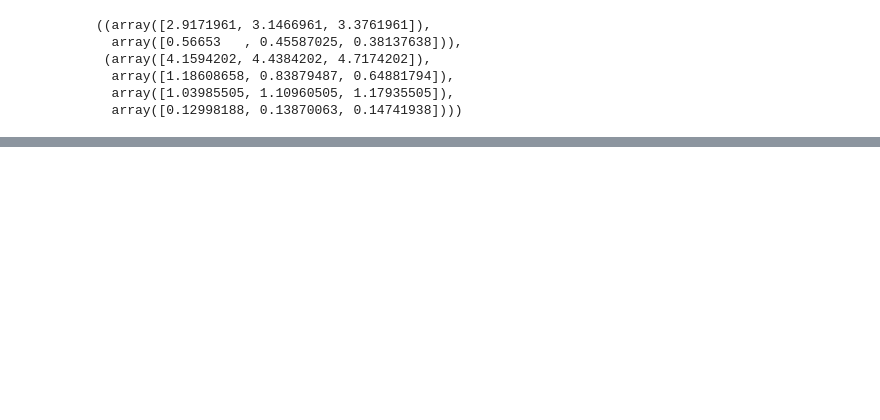
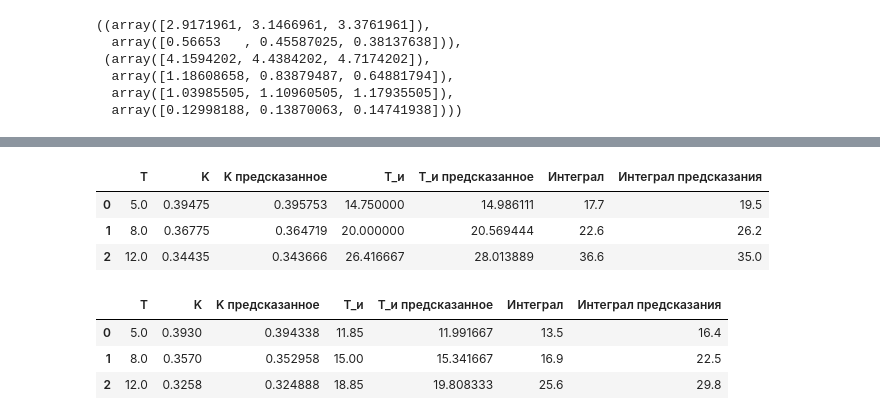
Before and after one commit to Alex1um/otp, a Jupyter notebook: 1.ipynb, the cells around one changed output, grey strips where cells are left out. Cells and saved outputs as stored; diff of their text form; code cells hidden in the pictures; blank space fills up the shorter version.

```diff
--- a/1.ipynb
+++ b/1.ipynb
@@ -85,0 +103,32 @@ sympy.inverse_laplace_transform(1/(T_i * s), s, t), 1 / T_i
+# %%
+T = np.array([5, 8, 12])
+K_kr = np.array([0.655, 0.595, 0.543])
+T_kr = np.array([23.7, 30, 37.7])
+# %%
+PI_integral = np.array([17.7, 22.6, 36.6])
+PI_pred_integral = np.array([19.5, 26.2, 35])
+PI_K = K_kr * 0.45 + 0.1
+PI_T_i = T_kr / 1.2 - 5
+PI_K_predicted = PI_K_f(T)
+PI_T_i_predicted = PI_T_i_f(T)
+df = pd.DataFrame(np.array([T, PI_K, PI_K_predicted, PI_T_i, PI_T_i_predicted, PI_integral, PI_pred_integral]).T, columns=["T", "K", "K предсказанное", "T_и", "T_и предсказанное", "Интеграл", "Интеграл предсказания"])
+df
+# %% [output]
+|  | T | K | K предсказанное | T_и | T_и предсказанное | Интеграл | Интеграл предсказания |
+| 0 | 5.0 | 0.39475 | 0.395753 | 14.750000 | 14.986111 | 17.7 | 19.5 |
+| 1 | 8.0 | 0.36775 | 0.364719 | 20.000000 | 20.569444 | 22.6 | 26.2 |
+| 2 | 12.0 | 0.34435 | 0.343666 | 26.416667 | 28.013889 | 36.6 | 35.0 |
+# %%
+PID_integral = np.array([13.5, 16.9, 25.6])
+PID_pred_integral = np.array([16.4, 22.5, 29.8])
+PID_K = K_kr * 0.6
+PID_T_i = T_kr / 2
+PID_K_predicted = PID_K_f(T)
+PID_T_i_predicted = PID_T_i_f(T)
+df = pd.DataFrame(np.array([T, PID_K, PID_K_predicted, PID_T_i, PID_T_i_predicted, PID_integral, PID_pred_integral]).T, columns=["T", "K", "K предсказанное", "T_и", "T_и предсказанное", "Интеграл", "Интеграл предсказания"])
+df
+# %% [output]
+|  | T | K | K предсказанное | T_и | T_и предсказанное | Интеграл | Интеграл предсказания |
+| 0 | 5.0 | 0.3930 | 0.394338 | 11.85 | 11.991667 | 13.5 | 16.4 |
+| 1 | 8.0 | 0.3570 | 0.352958 | 15.00 | 15.341667 | 16.9 | 22.5 |
+| 2 | 12.0 | 0.3258 | 0.324888 | 18.85 | 19.808333 | 25.6 | 29.8 |
```
Also changed, not shown: parts of 12 cells of this notebook.
